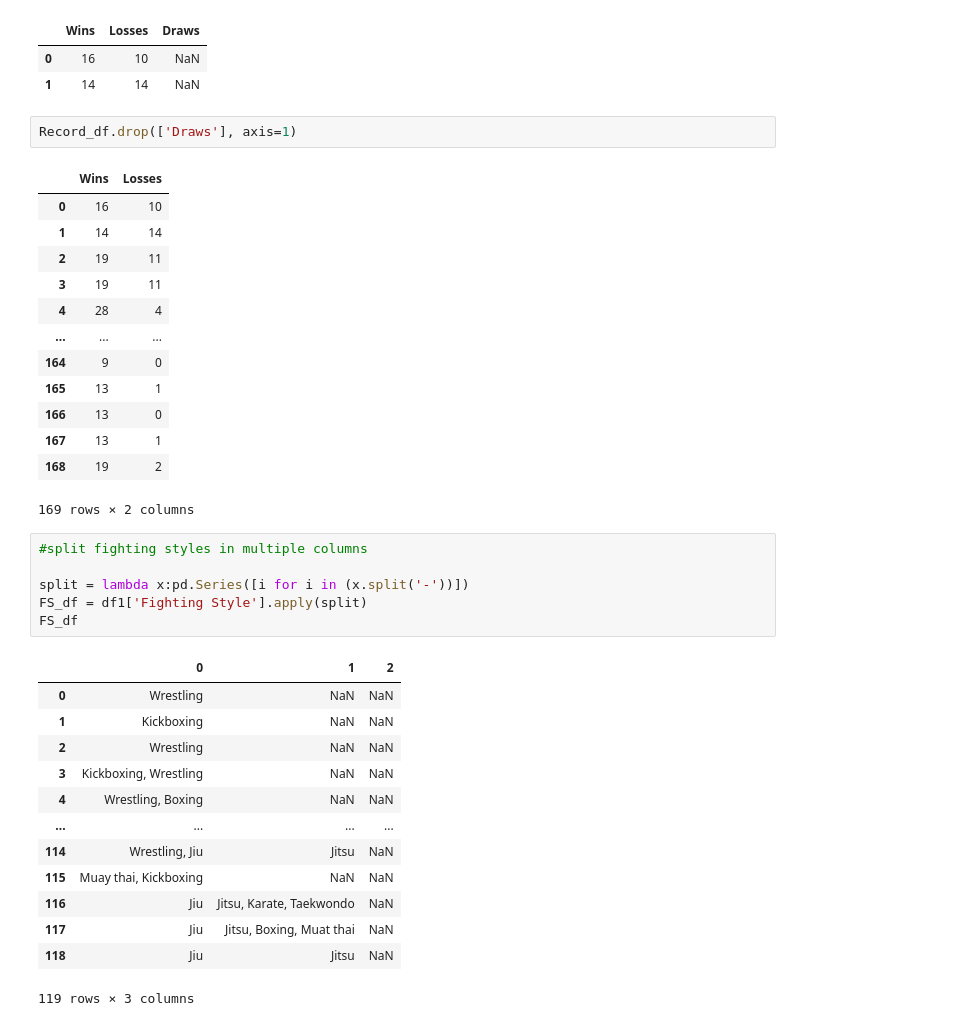
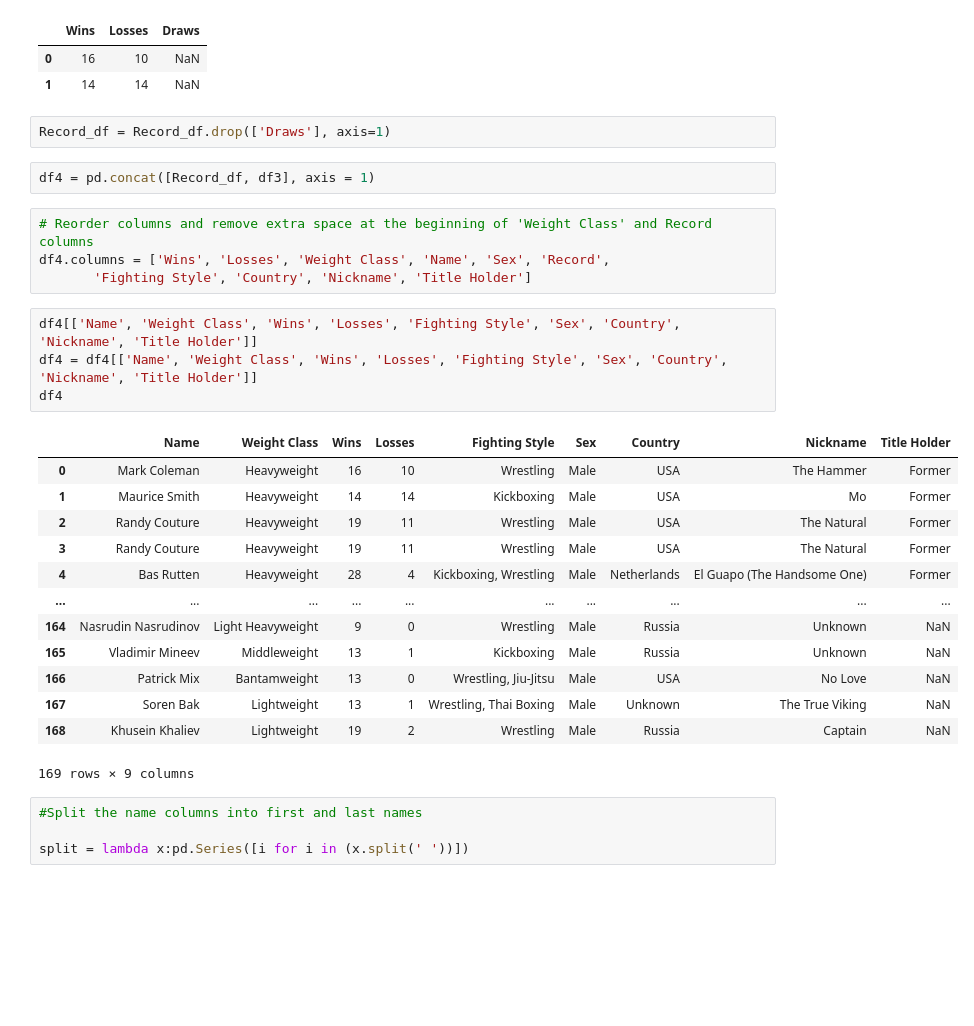
Before and after one commit to jbtchampo/Beyond-the-Fight-An-Analysis-on-the-UFC-Ultimate-Fighting-Championship-, a Jupyter notebook: Notebook/Data Cleaning - Champions_list & top50 Prospects.ipynb, the cells around one changed output. Drawn from its saved outputs; the diff is of its cells as text; blank space fills up the shorter version.

```diff
--- a/Notebook/Data Cleaning - Champions_list & top50 Prospects.ipynb
+++ b/Notebook/Data Cleaning - Champions_list & top50 Prospects.ipynb
@@ -171,38 +171,32 @@ Record_df.head(2)
 | 0 | 16 | 10 | NaN |
 | 1 | 14 | 14 | NaN |
 # %%
-Record_df.drop(['Draws'], axis=1)
+Record_df = Record_df.drop(['Draws'], axis=1)
-# %% [output]
-|  | Wins | Losses |
-| 0 | 16 | 10 |
-| 1 | 14 | 14 |
-| 2 | 19 | 11 |
-| 3 | 19 | 11 |
-| 4 | 28 | 4 |
-| ... | ... | ... |
-| 164 | 9 | 0 |
-| 165 | 13 | 1 |
-| 166 | 13 | 0 |
-| 167 | 13 | 1 |
-| 168 | 19 | 2 |
-169 rows × 2 columns
+# %%
+df4 = pd.concat([Record_df, df3], axis = 1)
+# %%
+# Reorder columns and remove extra space at the beginning of 'Weight Class' and Record columns
+df4.columns = ['Wins', 'Losses', 'Weight Class', 'Name', 'Sex', 'Record',
+       'Fighting Style', 'Country', 'Nickname', 'Title Holder']
+# %%
+df4[['Name', 'Weight Class', 'Wins', 'Losses', 'Fighting Style', 'Sex', 'Country', 'Nickname', 'Title Holder']]
+df4 = df4[['Name', 'Weight Class', 'Wins', 'Losses', 'Fighting Style', 'Sex', 'Country', 'Nickname', 'Title Holder']]
+df4
+# %% [output]
+|  | Name | Weight Class | Wins | Losses | Fighting Style | Sex | Country | Nickname | Title Holder |
+| 0 | Mark Coleman | Heavyweight | 16 | 10 | Wrestling | Male | USA | The Hammer | Former |
+| 1 | Maurice Smith | Heavyweight | 14 | 14 | Kickboxing | Male | USA | Mo | Former |
+| 2 | Randy Couture | Heavyweight | 19 | 11 | Wrestling | Male | USA | The Natural | Former |
+| 3 | Randy Couture | Heavyweight | 19 | 11 | Wrestling | Male | USA | The Natural | Former |
+| 4 | Bas Rutten | Heavyweight | 28 | 4 | Kickboxing, Wrestling | Male | Netherlands | El Guapo (The Handsome One) | Former |
+| ... | ... | ... | ... | ... | ... | ... | ... | ... | ... |
+| 164 | Nasrudin Nasrudinov | Light Heavyweight | 9 | 0 | Wrestling | Male | Russia | Unknown | NaN |
+| 165 | Vladimir Mineev | Middleweight | 13 | 1 | Kickboxing | Male | Russia | Unknown | NaN |
+| 166 | Patrick Mix | Bantamweight | 13 | 0 | Wrestling, Jiu-Jitsu | Male | USA | No Love | NaN |
+| 167 | Soren Bak | Lightweight | 13 | 1 | Wrestling, Thai Boxing | Male | Unknown | The True Viking | NaN |
+| 168 | Khusein Khaliev | Lightweight | 19 | 2 | Wrestling | Male | Russia | Captain | NaN |
+169 rows × 9 columns
 # %%
-#split fighting styles in multiple columns
+#Split the name columns into first and last names
 
-split = lambda x:pd.Series([i for i in (x.split('-'))])
-FS_df = df1['Fighting Style'].apply(split)
-FS_df
+split = lambda x:pd.Series([i for i in (x.split(' '))])
-# %% [output]
-|  | 0 | 1 | 2 |
-| 0 | Wrestling | NaN | NaN |
-| 1 | Kickboxing | NaN | NaN |
-| 2 | Wrestling | NaN | NaN |
-| 3 | Kickboxing, Wrestling | NaN | NaN |
-| 4 | Wrestling, Boxing | NaN | NaN |
-| ... | ... | ... | ... |
-| 114 | Wrestling, Jiu | Jitsu | NaN |
-| 115 | Muay thai, Kickboxing | NaN | NaN |
-| 116 | Jiu | Jitsu, Karate, Taekwondo | NaN |
-| 117 | Jiu | Jitsu, Boxing, Muat thai | NaN |
-| 118 | Jiu | Jitsu | NaN |
-119 rows × 3 columns
```
Also changed, not shown: parts of 16 cells of this notebook, 2 other files.
